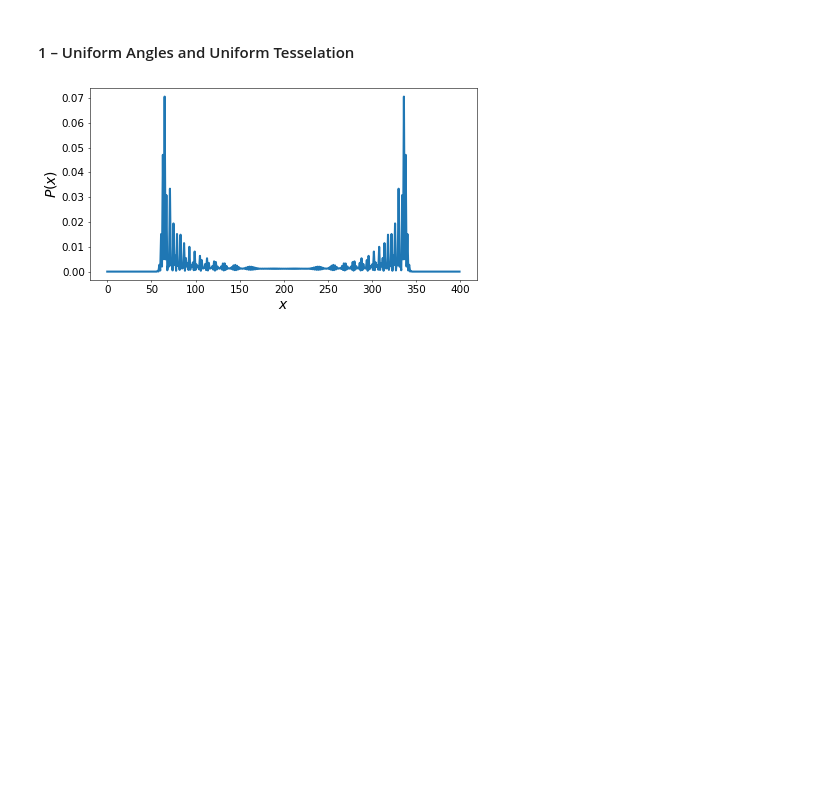
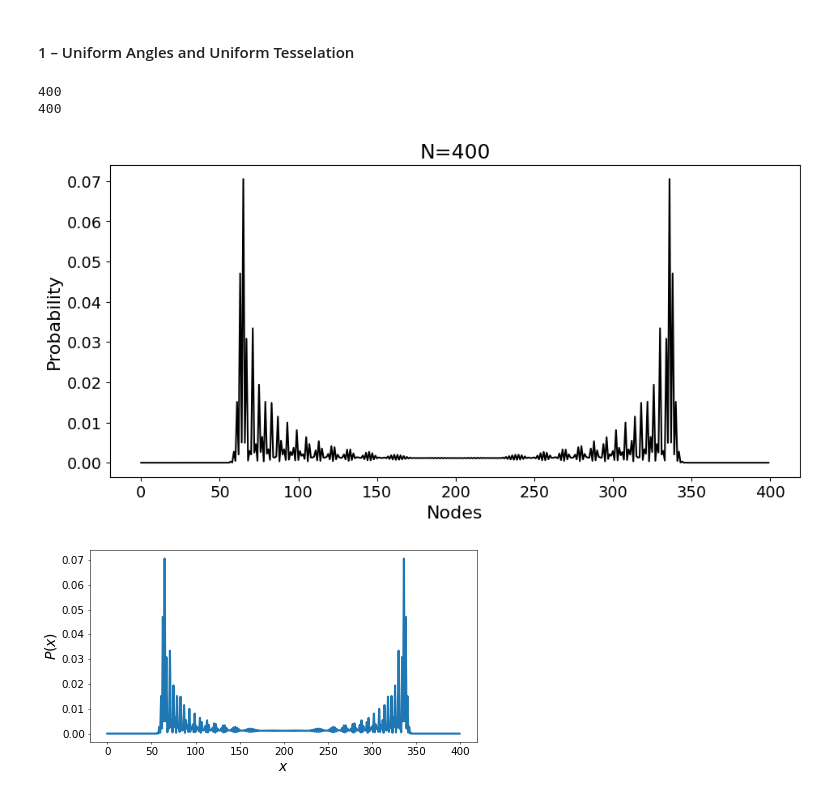
Before and after one commit to JaimePSantos/sqw, a Jupyter notebook: main_tests.ipynb, the cells around one changed output. Saved outputs shown, nothing was run; the diff lists cells and outputs as text; code cells hidden in the pictures; blank space fills up the shorter version.

```diff
--- a/main_tests.ipynb
+++ b/main_tests.ipynb
@@ -25,6 +25,36 @@ states_ua_ut = running(G, T, steps,
                  initial_state,
                  angles = angles,
                  tesselation_order = tesselation_order)
+# %%
+params = {
+    'font_size' : 14,
+    'figsize': (11, 5),
+    'plot_title' : f'N={N}',
+    'x_label' : 'Nodes',
+    'y_label' : "Probability",
+    'legend_labels' : None,
+    'legend_loc': "best",
+    'legend_title' : r'$\alpha$',
+    'legend_ncol' : 3,
+    'color_list' : ['#000000'],
+    'line_style_list' : ['-'],
+    # 'save_path' : f'Output/OrientedDynamics/orientedDynamics_N{N}_NWALKS{len(alphaList)}_Alphas{str([round(a, 2) for a in alphaList]).replace(", ", "-").replace("[", "").replace("]", "")}_TMAX{round(t)}.png',
+    'use_loglog': False,
+    'use_cbar' : False,
+    'cbar_label' : None,
+    'cbar_ticks' : None,
+    'cbar_tick_labels' : None,
+    'x_lim' : None
+}
+probs = amp2prob(states_ua_ut[steps])
+print(len(probs))
+print(len(list(range(0,N))))
+
+general_plot(x_value_matrix = list(range(0,N)), y_value_matrix = [probs],**params)
+# %% [output]
+400
+400
+[figure, added]
 # %%
 final_distribution_plot(amp2prob(states_ua_ut[steps]), list(range(N)))
 # %% [output]
```
Also changed, not shown: parts of 1 cell of this notebook, 2 other files.
